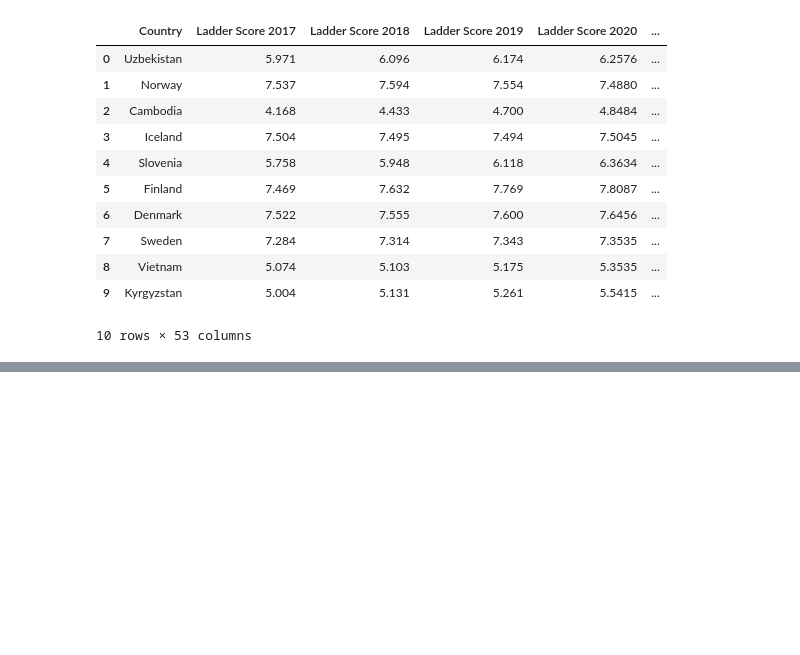
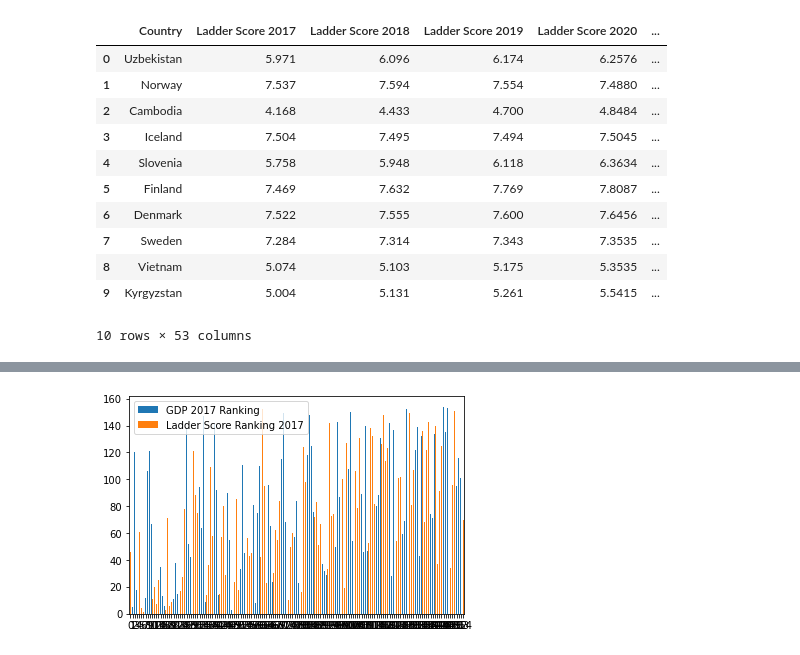
Before and after one commit to Ryan-Malin/TeamHappinessMain, a Jupyter notebook: RyanFromRamya.ipynb, the cells around one changed output, grey strips where cells are left out. Saved outputs shown, nothing was run; the diff lists cells and outputs as text; code cells hidden in the pictures; blank space fills up the shorter version.

```diff
--- a/RyanFromRamya.ipynb
+++ b/RyanFromRamya.ipynb
@@ -571,0 +588,9 @@ Combined.to_csv(r'Resource\Combined_With_Rankings_15July2021.csv', index = False
+# %%
+countries = Combined.groupby('Country')['Freedom Ranking 2017'].mean()
+
+countries = Combined.sort_values("Freedom 2021", ascending=False)[["Country","GDP 2017 Ranking", "Ladder Score Ranking 2017"]].reset_index(drop=True)
+# %%
+#How do I get five random countries?
+ax = countries.plot.bar(rot=0)
+# %% [output]
+[figure, added]
```
Also changed, not shown: parts of 3 cells of this notebook, 8 other files.
